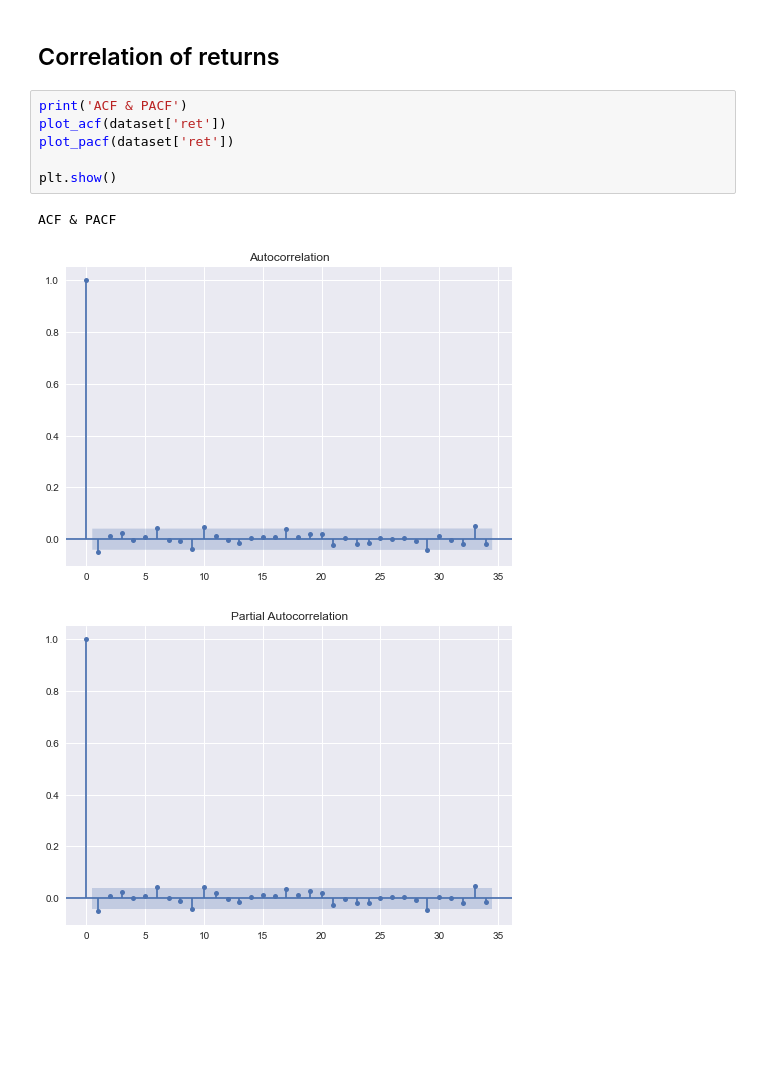
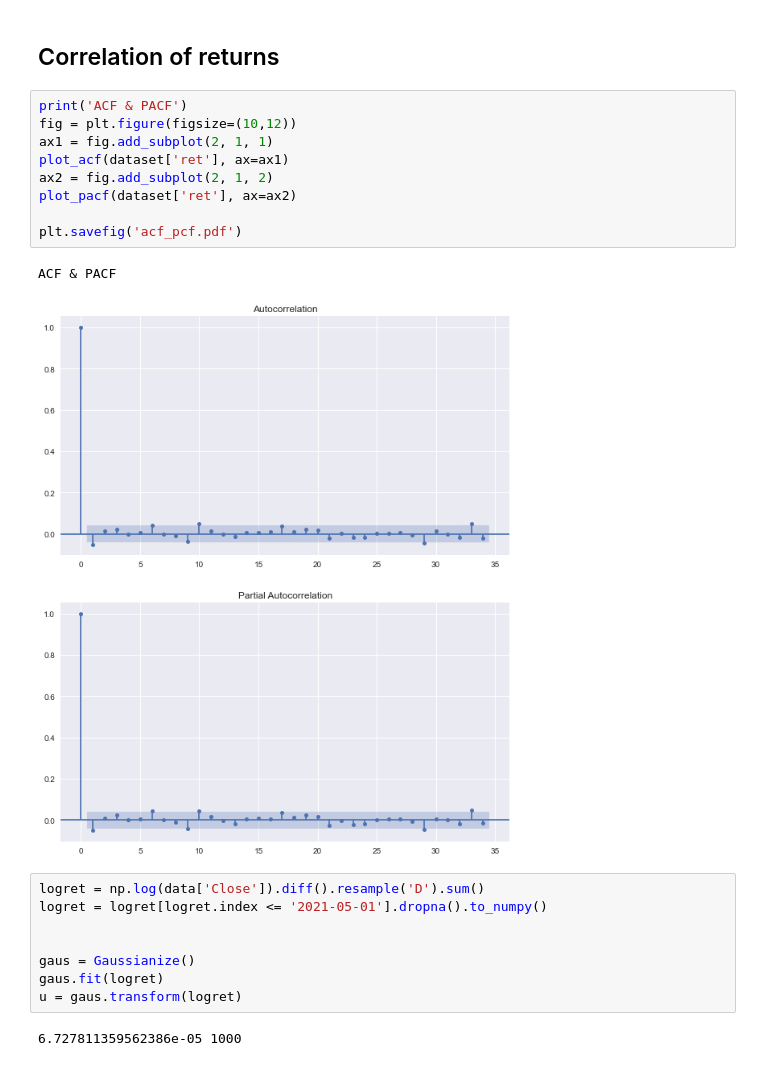
Before and after one commit to Vekkt/ml4f_project, a Jupyter notebook: src/data_analysis.ipynb, the cells around one changed output. Saved outputs shown, nothing was run; the diff lists cells and outputs as text; blank space fills up the shorter version.

```diff
--- a/src/data_analysis.ipynb
+++ b/src/data_analysis.ipynb
@@ -236,12 +242,24 @@ plt.show()
 # %% [markdown]
 ## Correlation of returns
-# %%
-print('ACF & PACF')
-plot_acf(dataset['ret'])
-plot_pacf(dataset['ret'])
-
-plt.show()
-# %% [output]
-ACF & PACF
-[figure, removed]
-[figure, removed]
+# %%
+print('ACF & PACF')
+fig = plt.figure(figsize=(10,12))
+ax1 = fig.add_subplot(2, 1, 1)
+plot_acf(dataset['ret'], ax=ax1)
+ax2 = fig.add_subplot(2, 1, 2)
+plot_pacf(dataset['ret'], ax=ax2)
+
+plt.savefig('acf_pcf.pdf')
+# %% [output]
+ACF & PACF
+[figure, added]
+# %%
+logret = np.log(data['Close']).diff().resample('D').sum()
+logret = logret[logret.index <= '2021-05-01'].dropna().to_numpy()
+
+
+gaus = Gaussianize()
+gaus.fit(logret)
+u = gaus.transform(logret)
+# %% [output]
+6.727811359562386e-05 1000
```
Also changed, not shown: parts of 10 cells of this notebook, 6 other files.
